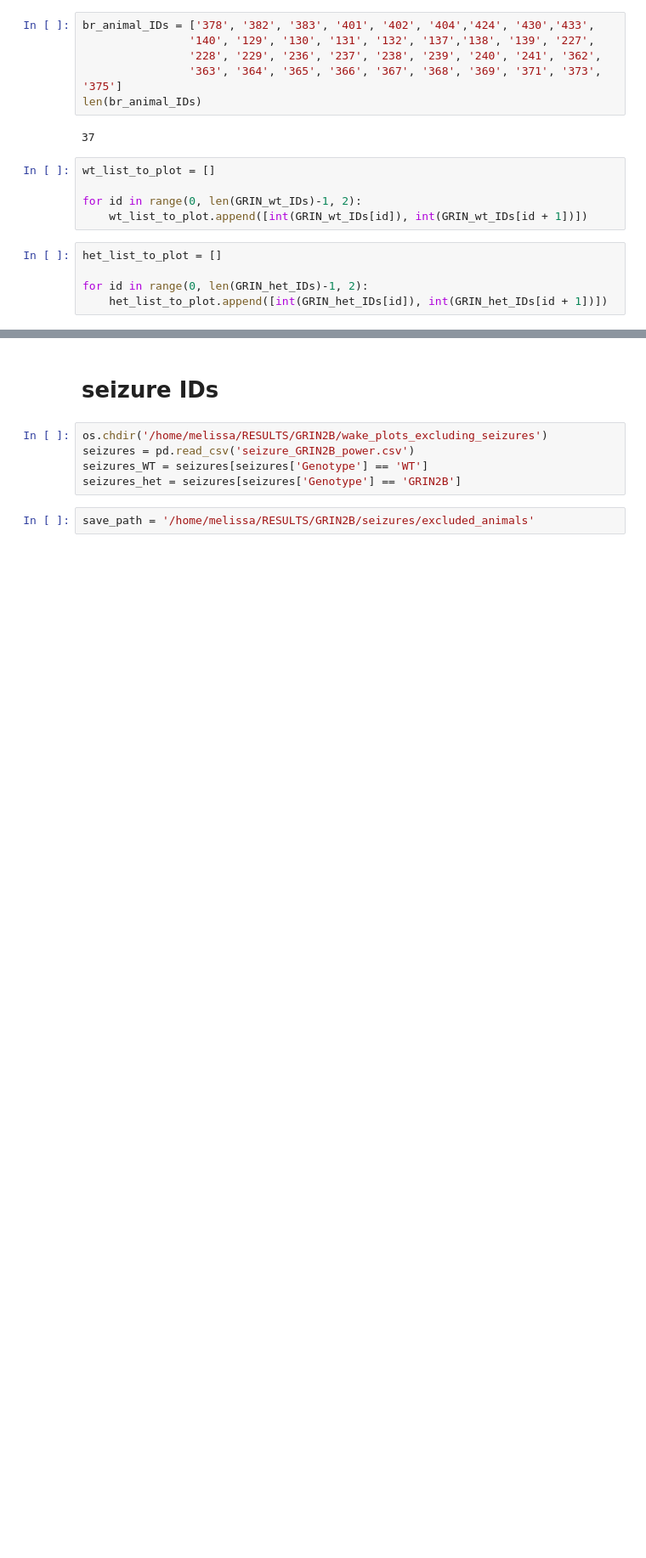
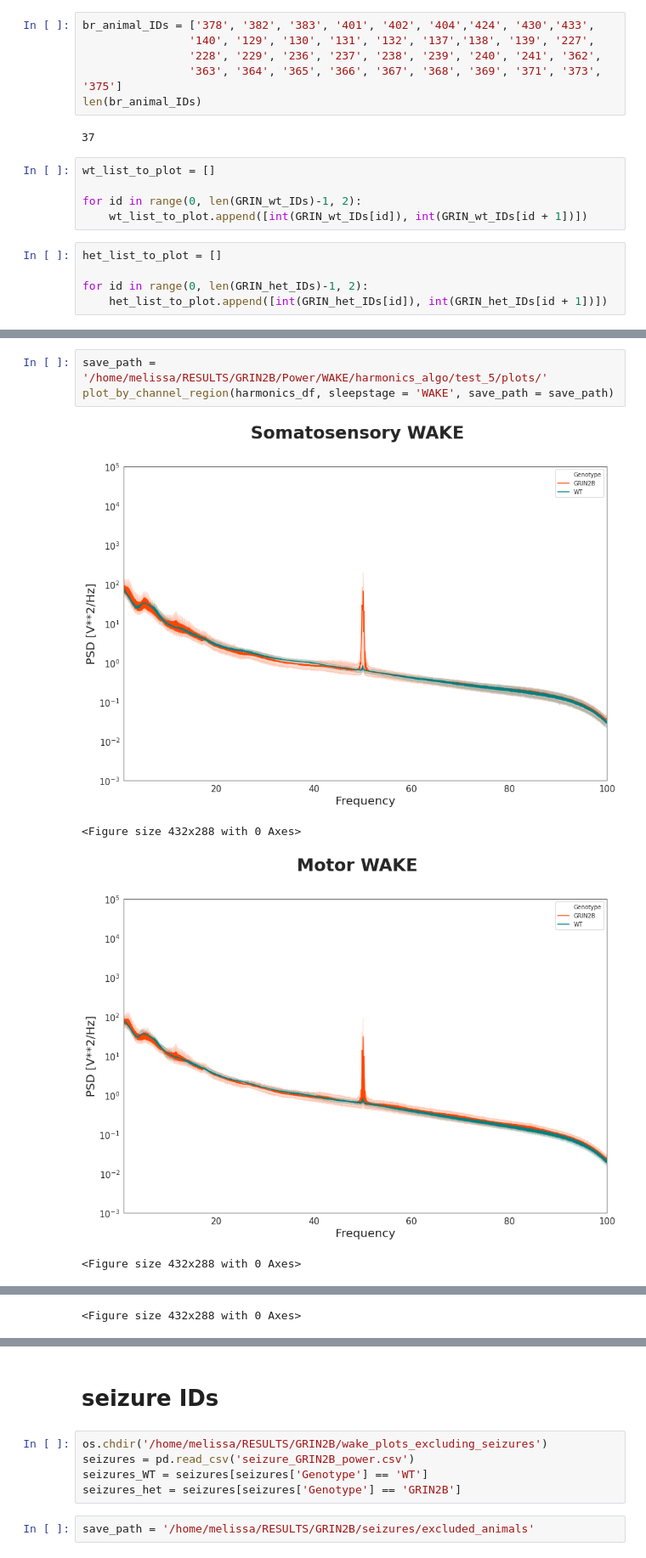
Before and after one commit to melissafasol/GRIN2B, a Jupyter notebook: notebooks/seizure_GRIN2B.ipynb, the cells around one changed output, grey strips where cells are left out. Shown at 85% size. Cells and saved outputs as stored; diff of their text form; blank space fills up the shorter version.

```diff
--- a/notebooks/seizure_GRIN2B.ipynb
+++ b/notebooks/seizure_GRIN2B.ipynb
@@ -98,0 +89,8 @@ plt.xlim(0, 100)
+# %%
+save_path = '/home/melissa/RESULTS/GRIN2B/Power/WAKE/harmonics_algo/test_5/plots/'
+plot_by_channel_region(harmonics_df, sleepstage = 'WAKE', save_path = save_path)
+# %% [output]
+[figure, added]
+<Figure size 432x288 with 0 Axes>
+[figure, added]
+<Figure size 432x288 with 0 Axes>
@@ -99 +98,2 @@ plt.xlim(0, 100)
+<Figure size 432x288 with 0 Axes>
 # %%
```
Also changed, not shown: parts of 7 cells of this notebook.
